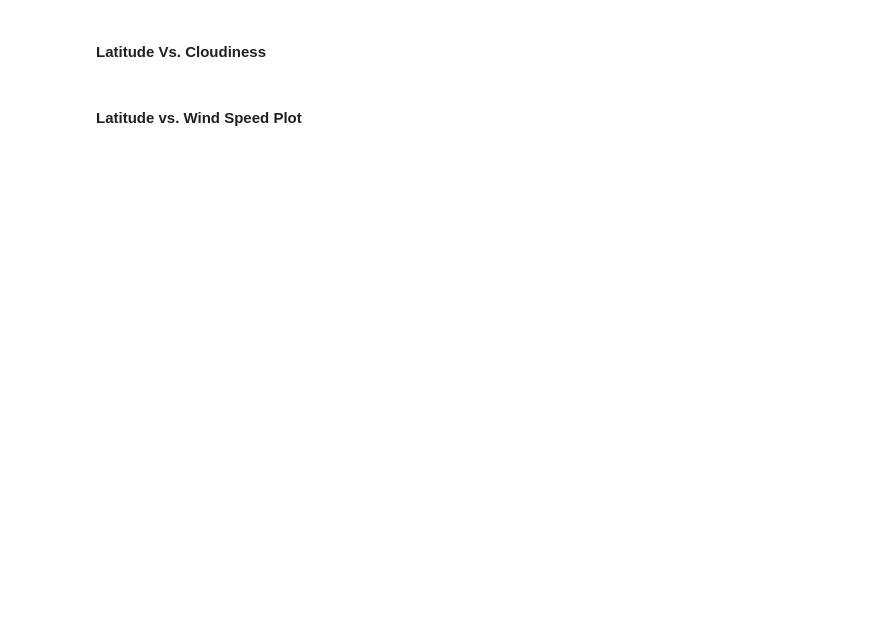
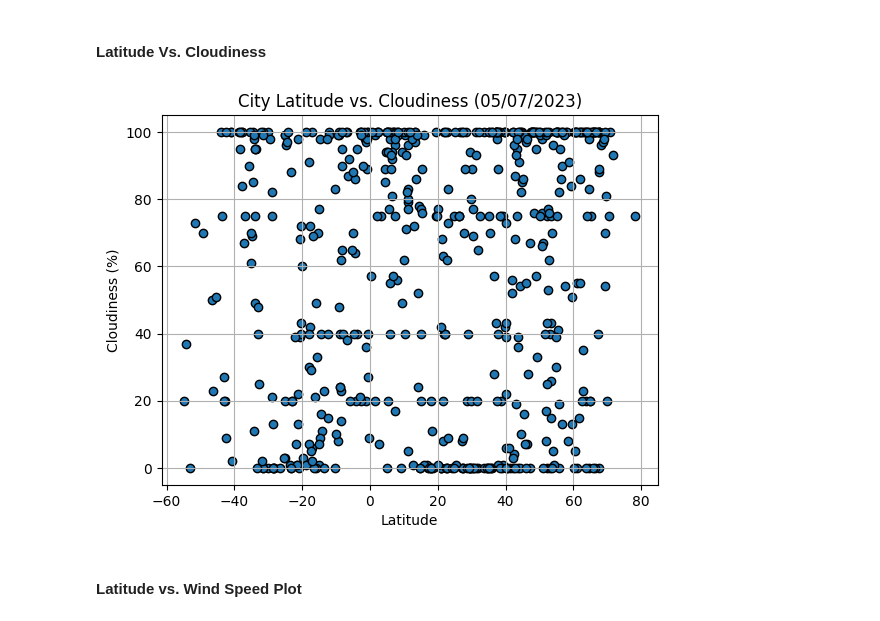
Before and after one commit to RPF35/python-api-challenge, a Jupyter notebook: Resources/WeatherPy.ipynb, the cells around one changed output. Saved outputs shown, nothing was run; the diff lists cells and outputs as text; code cells hidden in the pictures; blank space fills up the shorter version.

```diff
--- a/Resources/WeatherPy.ipynb
+++ b/Resources/WeatherPy.ipynb
@@ -171,16 +243,23 @@ plt.show()
 #### Latitude Vs. Cloudiness
 # %%
 # Build the scatter plots for latitude vs. cloudiness
-# YOUR CODE HERE
+plt.scatter(city_data_df["Lat"], city_data_df["Cloudiness"], edgecolors="black")
 
-# Incorporate the other graph properties
-# YOUR CODE HERE
+# Set x and y axis labels and title
+plt.xlabel("Latitude")
+plt.ylabel("Cloudiness (%)")
+plt.title(f"City Latitude vs. Cloudiness ({datetime.now().strftime('%m/%d/%Y')})")
+
+# Set grid line
+plt.grid()
 
 # Save the figure
 plt.savefig("output_data/Fig3.png")
 
 # Show plot
 plt.show()
+# %% [output]
+[figure, added]
 # %% [markdown]
 #### Latitude vs. Wind Speed Plot
 # %%
```
Also changed, not shown: parts of 31 cells of this notebook, 5 other files.
